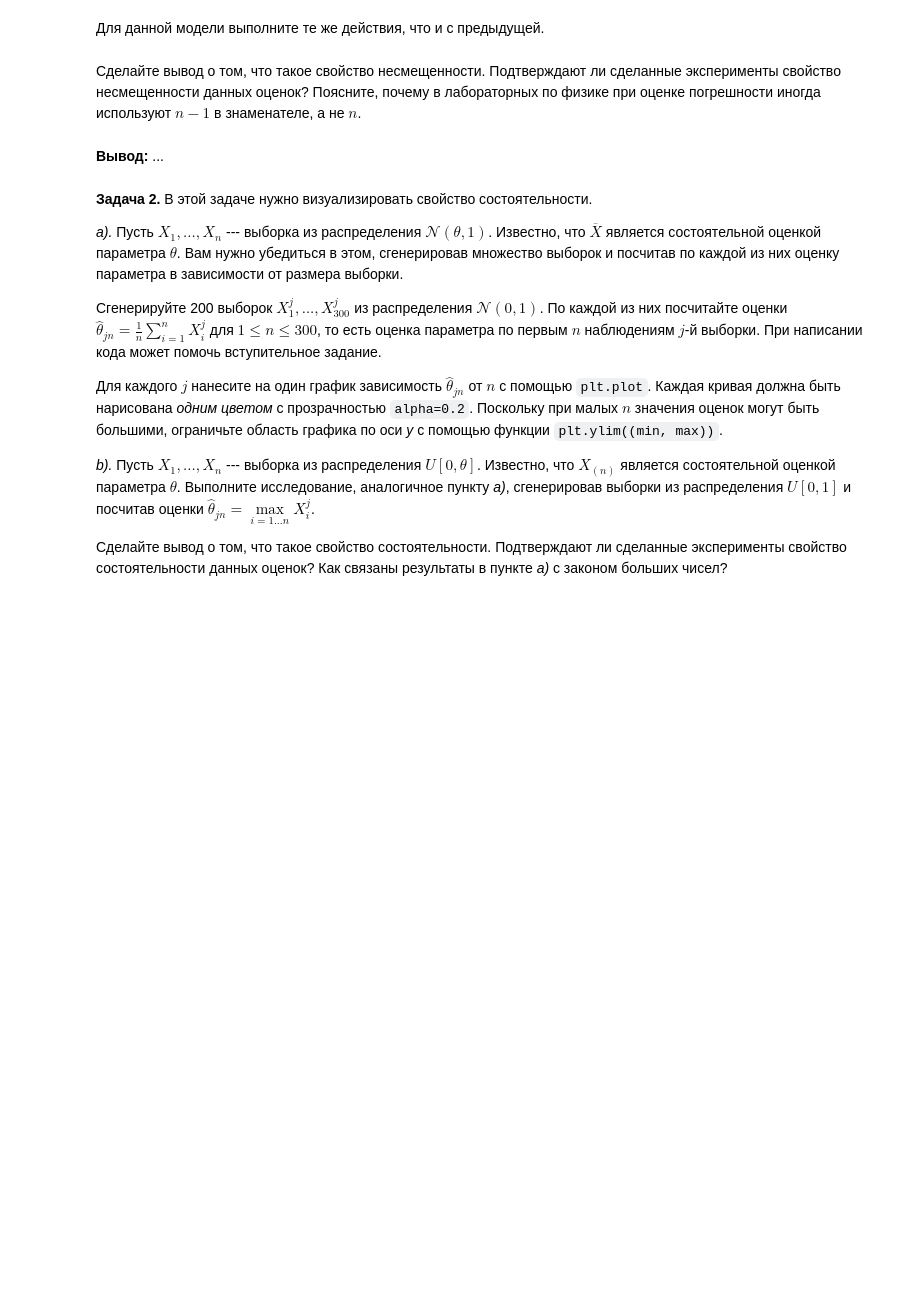
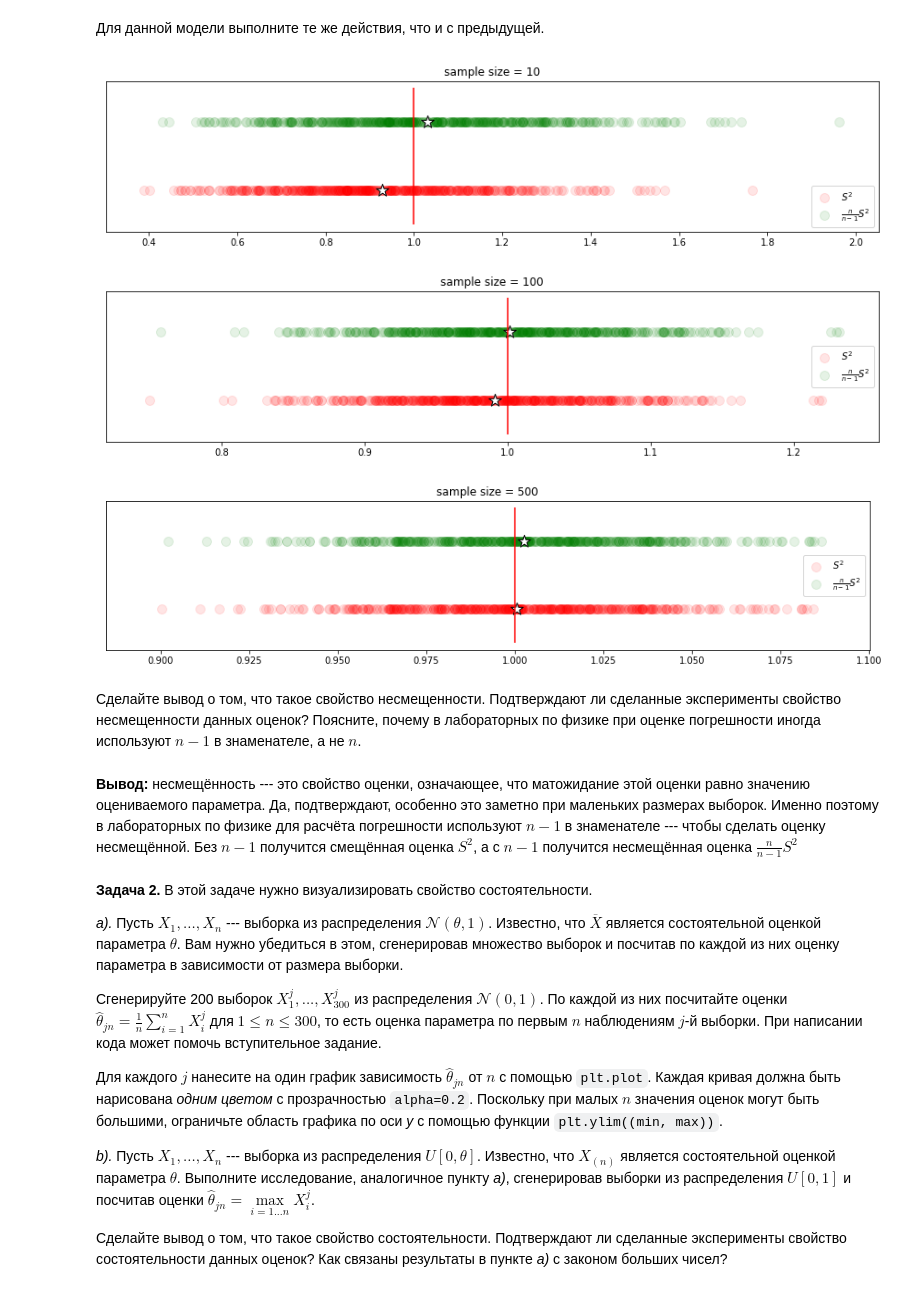
Before and after one commit to heorhii-bolotov/MIPT-Statistics, a Jupyter notebook: 2/2.30.ipynb, the cells around one changed output. Cells and saved outputs as stored; diff of their text form; code cells hidden in the pictures; blank space fills up the shorter version.

```diff
--- a/2/2.30.ipynb
+++ b/2/2.30.ipynb
@@ -68,7 +101,22 @@ plt.legend()
+# %%
+def norm_estimator1(samples):
+    return samples.std(axis=1)
+
+def norm_estimator2(samples):
+    n = samples.shape[1]
+    return samples.std(axis=1) * n / (n - 1)
+
+norm_estimators = [(norm_estimator1, '$S^2$', 'red'),
+                   (norm_estimator2, '$\\frac{n}{n-1}S^2$', 'green')]
+check_unbiased(sps.norm, norm_estimators)
+# %% [output]
+[figure, added]
+[figure, added]
+[figure, added]
 # %% [markdown]
 Сделайте вывод о том, что такое свойство несмещенности. Подтверждают ли сделанные эксперименты свойство несмещенности данных оценок? Поясните, почему в лабораторных по физике при оценке погрешности иногда используют $n-1$ в знаменателе, а не $n$.
-# %% [markdown]
-**Вывод:** ...
+# %% [markdown]
+**Вывод:** несмещённость --- это свойство оценки, означающее, что матожидание этой оценки равно значению оцениваемого параметра. Да, подтверждают, особенно это заметно при маленьких размерах выборок. Именно поэтому в лабораторных по физике для расчёта погрешности используют $n - 1$ в знаменателе --- чтобы сделать оценку несмещённой. Без $n - 1$ получится смещённая оценка $S^2$, а с $n - 1$ получится несмещённая оценка $\frac{n}{n-1}S^2$
 # %% [markdown]
 **Задача 2.** В этой задаче нужно визуализировать свойство состоятельности.
 
```
Also changed, not shown: parts of 41 cells of this notebook, 1 other file.
